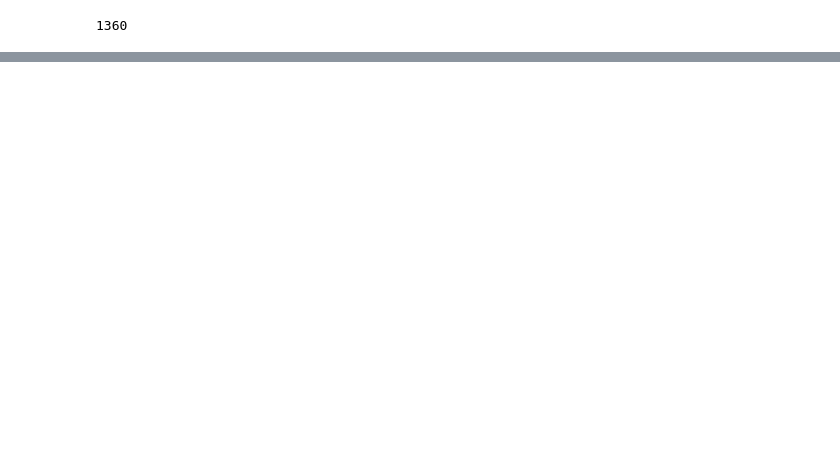
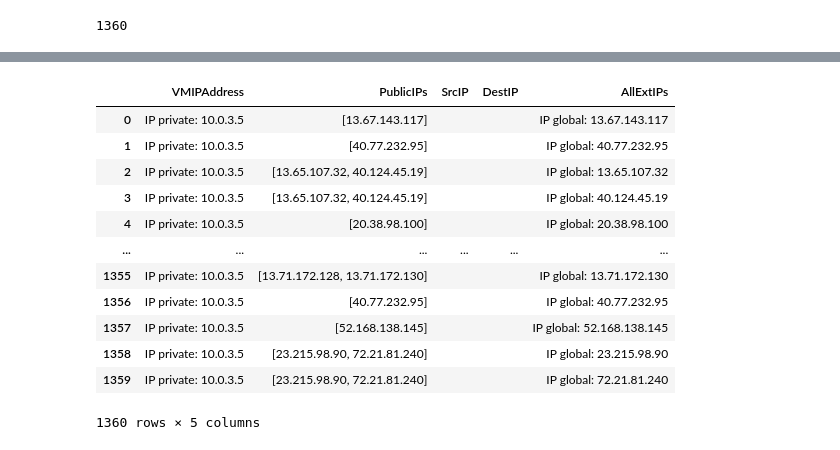
Before and after one commit to OTRF/infosec-jupyterthon, a Jupyter notebook: workshops/2021/day2/day2-3-Advanced-pandas.ipynb, the cells around one changed output, grey strips where cells are left out. Saved outputs shown, nothing was run; the diff lists cells and outputs as text; code cells hidden in the pictures; blank space fills up the shorter version.

```diff
--- a/workshops/2021/day2/day2-3-Advanced-pandas.ipynb
+++ b/workshops/2021/day2/day2-3-Advanced-pandas.ipynb
@@ -1067,3 +1141,34 @@ net_df_ext.head()
+# %%
+def df_to_ip(row):
+    for name in row.index:
+        value = row[name]
+        try:
+            ip = ipaddress.ip_address(value)
+            if ip.is_global:
+                row[name] = f"IP global: {ip}"
+            elif ip.is_private:
+                row[name] = f"IP private: {ip}"
+            else:
+                row[name] = f"IP other: {ip}"
+        except:
+            pass
+    return row
+
+net_df.apply(df_to_ip, axis=1).filter(regex=".*IP.*")
+# %% [output]
+|  | VMIPAddress | PublicIPs | SrcIP | DestIP | AllExtIPs |
+| 0 | IP private: 10.0.3.5 | [13.67.143.117] |  |  | IP global: 13.67.143.117 |
+| 1 | IP private: 10.0.3.5 | [40.77.232.95] |  |  | IP global: 40.77.232.95 |
+| 2 | IP private: 10.0.3.5 | [13.65.107.32, 40.124.45.19] |  |  | IP global: 13.65.107.32 |
+| 3 | IP private: 10.0.3.5 | [13.65.107.32, 40.124.45.19] |  |  | IP global: 40.124.45.19 |
+| 4 | IP private: 10.0.3.5 | [20.38.98.100] |  |  | IP global: 20.38.98.100 |
+| ... | ... | ... | ... | ... | ... |
+| 1355 | IP private: 10.0.3.5 | [13.71.172.128, 13.71.172.130] |  |  | IP global: 13.71.172.130 |
+| 1356 | IP private: 10.0.3.5 | [40.77.232.95] |  |  | IP global: 40.77.232.95 |
+| 1357 | IP private: 10.0.3.5 | [52.168.138.145] |  |  | IP global: 52.168.138.145 |
+| 1358 | IP private: 10.0.3.5 | [23.215.98.90, 72.21.81.240] |  |  | IP global: 23.215.98.90 |
+| 1359 | IP private: 10.0.3.5 | [23.215.98.90, 72.21.81.240] |  |  | IP global: 72.21.81.240 |
+1360 rows × 5 columns
 # %% [markdown]
 ---
 # End of Session
```
Also changed, not shown: parts of 46 cells of this notebook.
